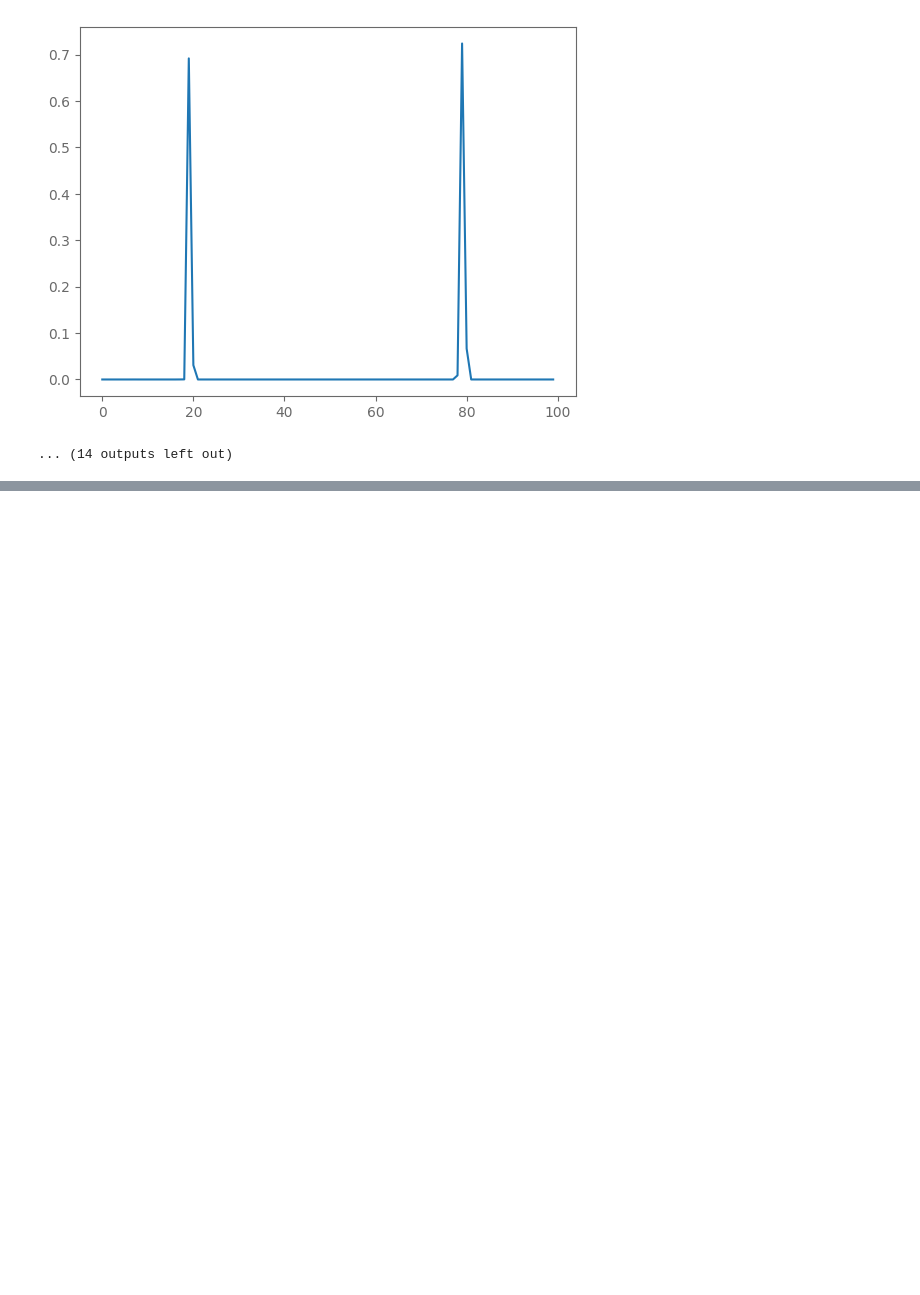
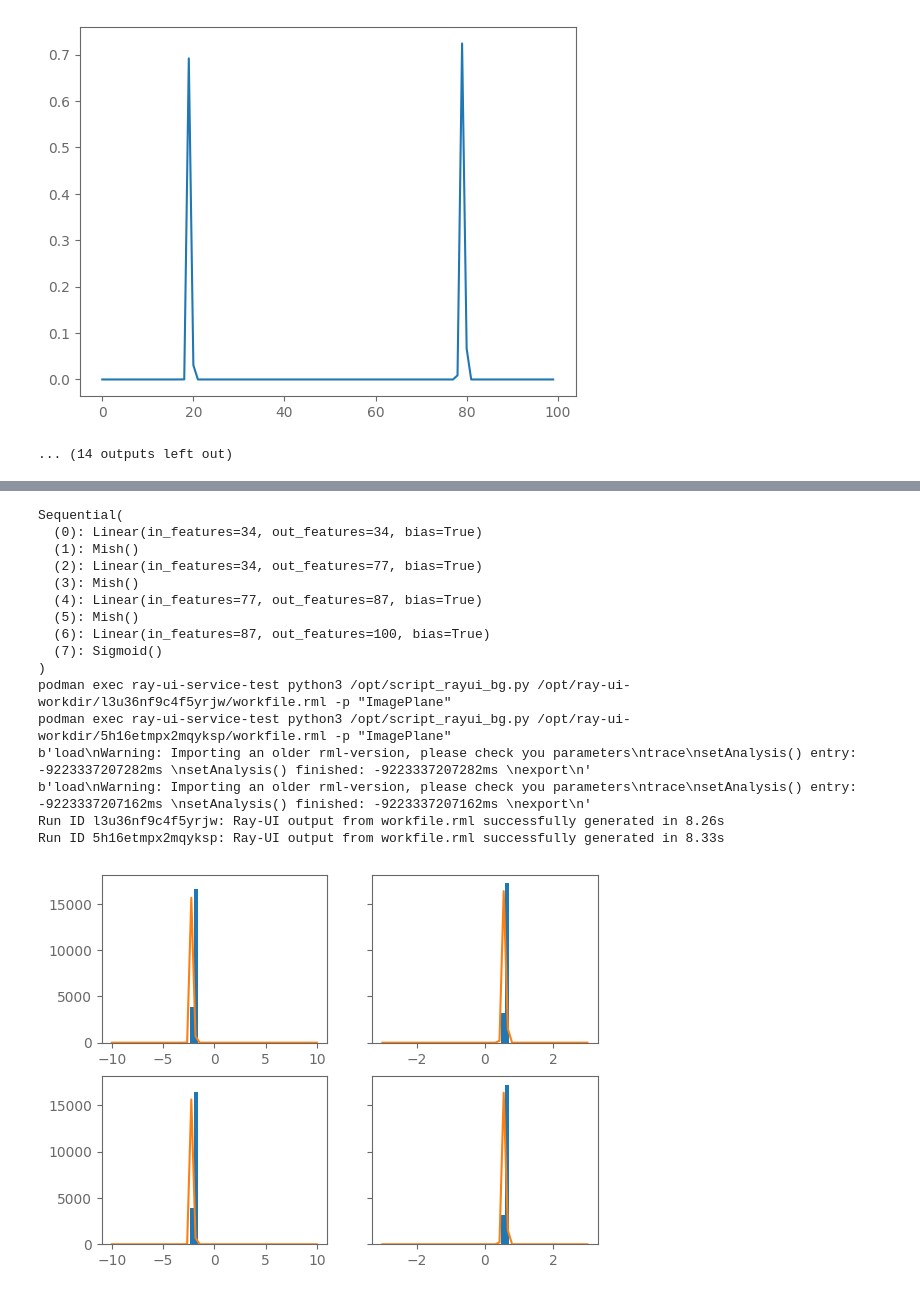
Before and after one commit to hzbian/metrix_hackathon, a Jupyter notebook: test_surrogate.ipynb, the cells around one changed output, grey strips where cells are left out. Cells and saved outputs as stored; diff of their text form; code cells hidden in the pictures; blank space fills up the shorter version.

Commit message:
Add function for checking surrogate

```diff
--- a/test_surrogate.ipynb
+++ b/test_surrogate.ipynb
@@ -231,4 +231,10 @@ tensor([[0.5219, 0.5478, 0.6823,  ..., 0.2544, 0.8886, 0.6099],
 ... (14 outputs left out)
 # %%
 # 1. load data & normalize
-# 2.
+from datasets.metrix_simulation.config_ray_emergency_surrogate import PARAM_CONTAINER_FUNC as params
+from ray_tools.base.parameter import MutableParameter, NumericalParameter, RandomParameter, RayParameterContainer
+from ray_optim.plot import Plot
+param_container = params()
+param_container = RayParameterContainer({label: NumericalParameter((entry.value_lims[1]-entry.value_lims[0]) / 2 + entry.value_lims[0]) if isinstance(entry, MutableParameter) else entry for label, entry in param_container.items()})
+normalized_param_container = Plot.normalize_parameters(param_container, params())
+print("test")
@@ -234,0 +263,12 @@ tensor([[0.5219, 0.5478, 0.6823,  ..., 0.2544, 0.8886, 0.6099],
+# %%
+from ray_tools.base.engine import RayEngine
+from ray_tools.base.backend import RayBackendDockerRAYUI
+engine = RayEngine(rml_basefile='rml_src/METRIX_U41_G1_H1_318eV_PS_MLearn.rml',
+                                exported_planes=["ImagePlane"],
+                                ray_backend=RayBackendDockerRAYUI(docker_image='ray-ui-service',
+                                                                  docker_container_name='ray-ui-service-test',
+                                                                  dockerfile_path='ray_docker/rayui',
+                                                                  ray_workdir='/dev/shm/ray-workdir',
+                                                                  verbose=True),
+                                num_workers=-1,
+                                as_generator=False)
@@ -234,0 +286,39 @@ tensor([[0.5219, 0.5478, 0.6823,  ..., 0.2544, 0.8886, 0.6099],
+# %%
+%matplotlib inline
+import torch
+import matplotlib.pyplot as plt
+from ray_nn.nn.xy_hist_data_models import HistSurrogateEngine
+surrogate_engine = HistSurrogateEngine()
+
+
+def plot_engines_comparison(engine, surrogate_engine, param_container_list):
+    out = engine.run(param_container_list)
+    out_surrogate = surrogate_engine.run(param_container_list)
+    fig, ax = plt.subplots(len(param_container_list),2, sharey=True, squeeze=False)
+    for i in range(len(out_surrogate)):
+        surrogate_hist = out_surrogate[i]['ray_output']['ImagePlane']['xy_hist']
+        ax[i, 0].hist(out[i]['ray_output']['ImagePlane'].x_loc, bins=50, histtype='bar', range=[-10, 10])
+        ax[i, 0].plot(torch.linspace(-10, 10, 50), surrogate_hist.x_loc*22594.)
+        ax[i, 1].hist(out[i]['ray_output']['ImagePlane'].y_loc, bins=50, histtype='bar', range=[-3, 3])
+        ax[i, 1].plot(torch.linspace(-3, 3, 50), surrogate_hist.y_loc*22594.)
+    plt.savefig('outputs/engines_comparison.png')
+
+plot_engines_comparison(engine, surrogate_engine, [param_container for i in range(2)])
+# %% [output]
+Sequential(
+  (0): Linear(in_features=34, out_features=34, bias=True)
+  (1): Mish()
+  (2): Linear(in_features=34, out_features=77, bias=True)
+  (3): Mish()
+  (4): Linear(in_features=77, out_features=87, bias=True)
+  (5): Mish()
+  (6): Linear(in_features=87, out_features=100, bias=True)
+  (7): Sigmoid()
+)
+podman exec ray-ui-service-test python3 /opt/script_rayui_bg.py /opt/ray-ui-workdir/l3u36nf9c4f5yrjw/workfile.rml -p "ImagePlane"
+podman exec ray-ui-service-test python3 /opt/script_rayui_bg.py /opt/ray-ui-workdir/5h16etmpx2mqyksp/workfile.rml -p "ImagePlane"
+b'load\nWarning: Importing an older rml-version, please check you parameters\ntrace\nsetAnalysis() entry: -9223337207282ms \nsetAnalysis() finished: -9223337207282ms \nexport\n'
+b'load\nWarning: Importing an older rml-version, please check you parameters\ntrace\nsetAnalysis() entry: -9223337207162ms \nsetAnalysis() finished: -9223337207162ms \nexport\n'
+Run ID l3u36nf9c4f5yrjw: Ray-UI output from workfile.rml successfully generated in 8.26s
+Run ID 5h16etmpx2mqyksp: Ray-UI output from workfile.rml successfully generated in 8.33s
+[figure, added]
```
Also changed, not shown: parts of 4 cells of this notebook.
